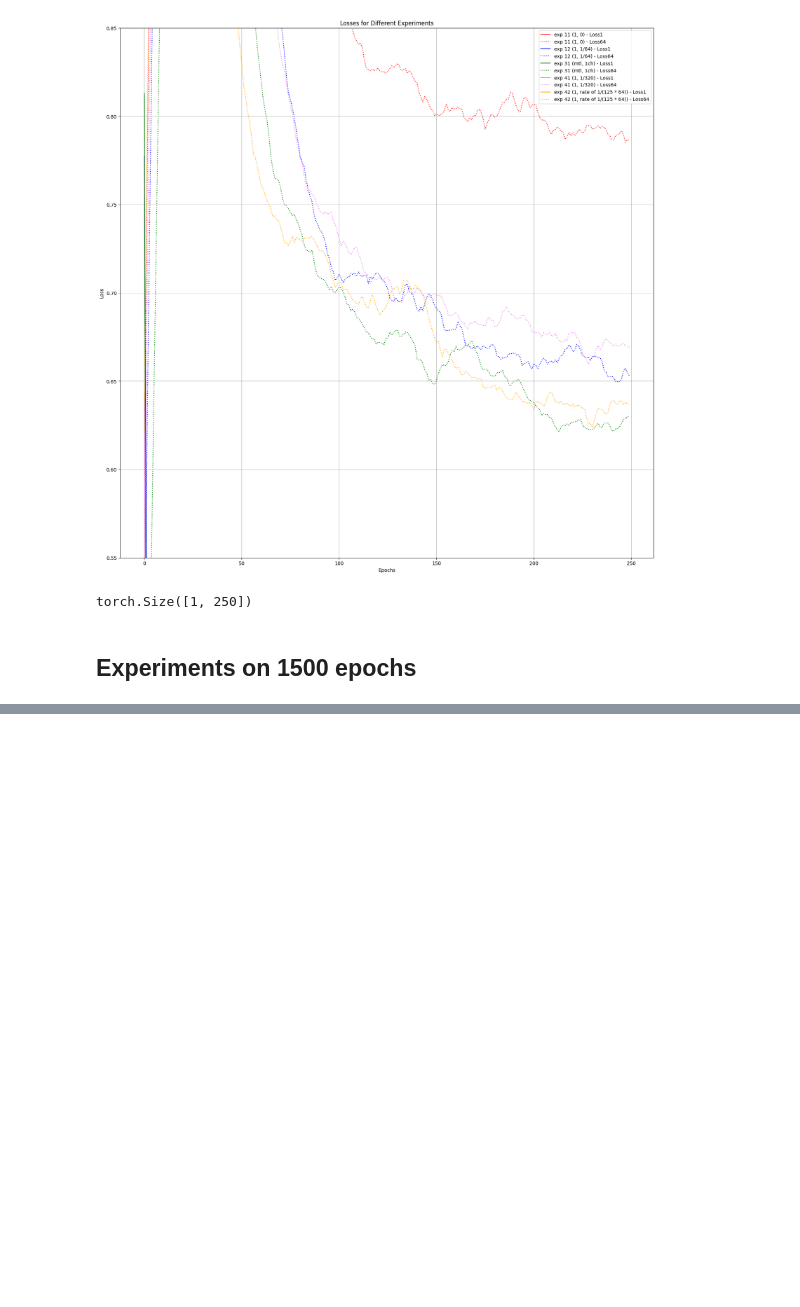
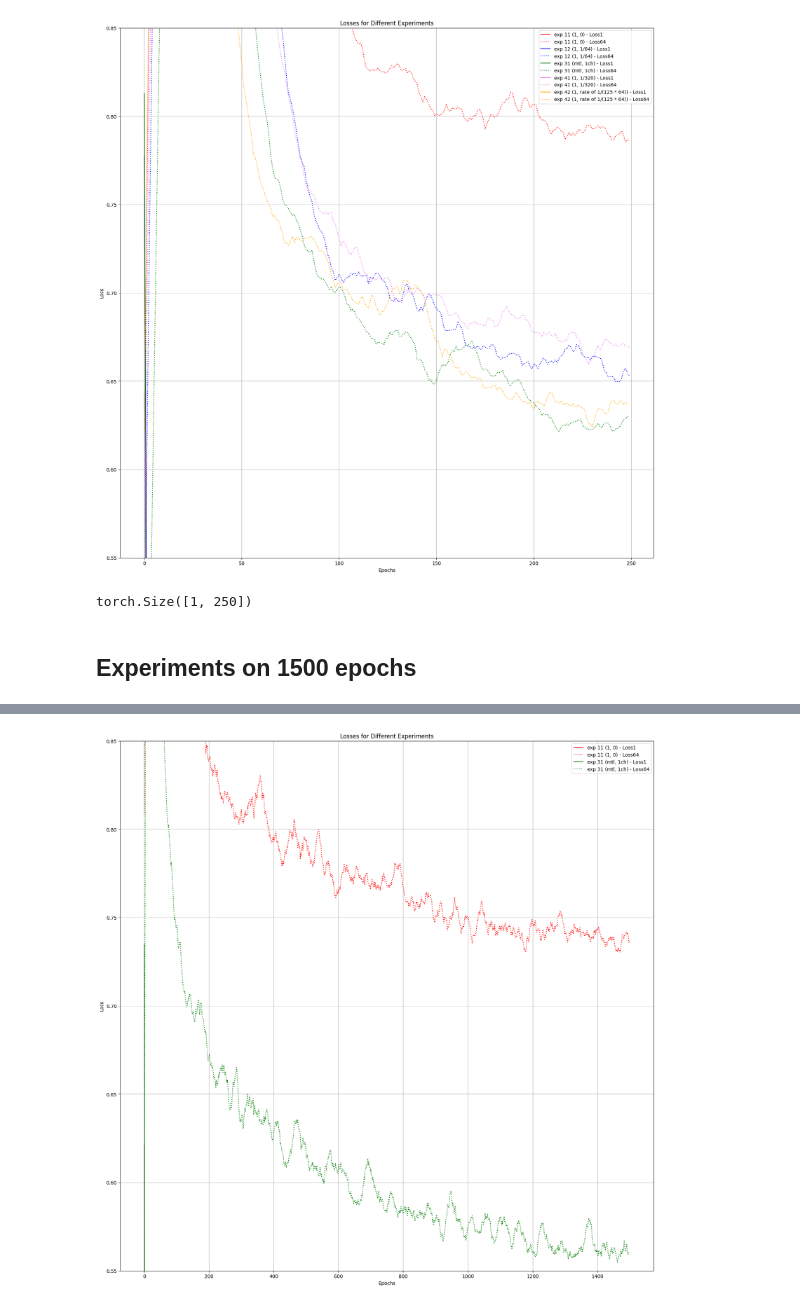
Before and after one commit to nanopiero/CML_processing_by_ML, a Jupyter notebook: notebooks/how_to_improve_cumsum_mse.ipynb, the cells around one changed output, grey strips where cells are left out. Cells and saved outputs as stored; diff of their text form; code cells hidden in the pictures; blank space fills up the shorter version.

```diff
--- a/notebooks/how_to_improve_cumsum_mse.ipynb
+++ b/notebooks/how_to_improve_cumsum_mse.ipynb
@@ -493,0 +560,58 @@ print('\n')
+# %%
+def trailing_moving_average(time_series, window_size=20):
+    """
+    Computes the moving average using a convolution operation for each time step over the specified window size,
+    using only past values to ensure no future leakage.
+
+    Args:
+    time_series (torch.Tensor): The input time series tensor, expected shape [batch_size, num_features, length]
+    window_size (int): The number of points to average over, defaults to 20.
+
+    Returns:
+    torch.Tensor: The tensor after applying the moving average convolution, with the same length as input.
+    """
+    # Ensure the input is a float tensor (necessary for convolution to work properly)
+    time_series = time_series.float()
+
+    # Create a kernel of ones with shape [1, 1, window_size]
+    # The kernel needs to be of the same dimensionality as the input, hence [out_channels, in_channels, length]
+    kernel = torch.ones(1, 1, window_size) / window_size
+
+    # Apply padding to the beginning of the time series to handle boundaries
+    # Padding only at the beginning by window_size - 1 to use only past values
+    padded_series = F.pad(time_series, (window_size - 1, 0), mode='constant', value=0)
+
+    # Convolution operation
+    averaged_series = F.conv1d(padded_series, kernel, groups=1)
+
+    return averaged_series
+
+# Dictionary to store the experiment names and their corresponding losses
+experiments = {
+    'exp 11 (1, 0)': (losses1_1_1_0, losses64_1_1_0),
+    'exp 31 (mtl, 1ch)': (losses1_1_mtl, losses64_1_mtl),
+}
+
+# List of easily distinguishable colors
+colors = ['red', 'green']
+
+# Plotting all the losses
+plt.figure(figsize=(20, 20))
+
+for i, (exp_name, (losses1, losses64)) in enumerate(experiments.items()):
+    color = colors[i % len(colors)]  # Cycle through the color list
+    # Plot losses1 with a solid line using the selected color
+    plt.plot(losses1, label=f'{exp_name} - Loss1', linestyle='-', color=color)
+    # Plot losses64 with a dotted line using the same color
+    plt.plot(trailing_moving_average(torch.tensor(losses64).unsqueeze(0), window_size=20).squeeze(0), label=f'{exp_name} - Loss64', linestyle=':', color=color)
+
+# Adding titles and labels
+plt.title('Losses for Different Experiments')
+plt.xlabel('Epochs')
+plt.ylabel('Loss')
+plt.ylim([0.55,0.85])
+plt.legend()
+plt.grid(True)
+plt.show()
+# %% [output]
+[figure, added]
```
Also changed, not shown: parts of 4 cells of this notebook.
